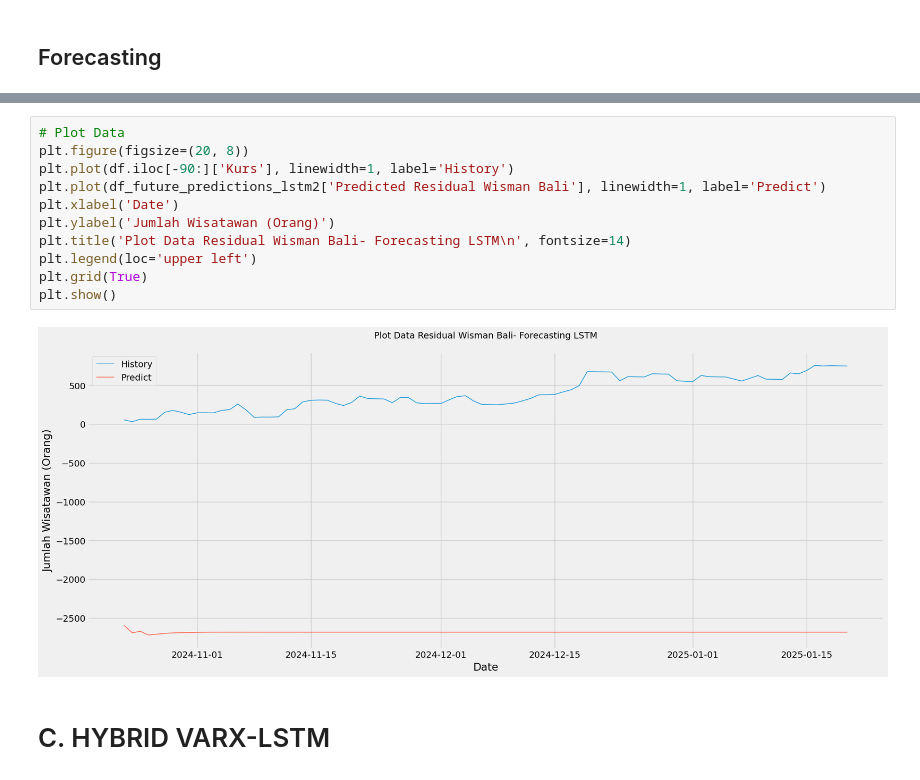
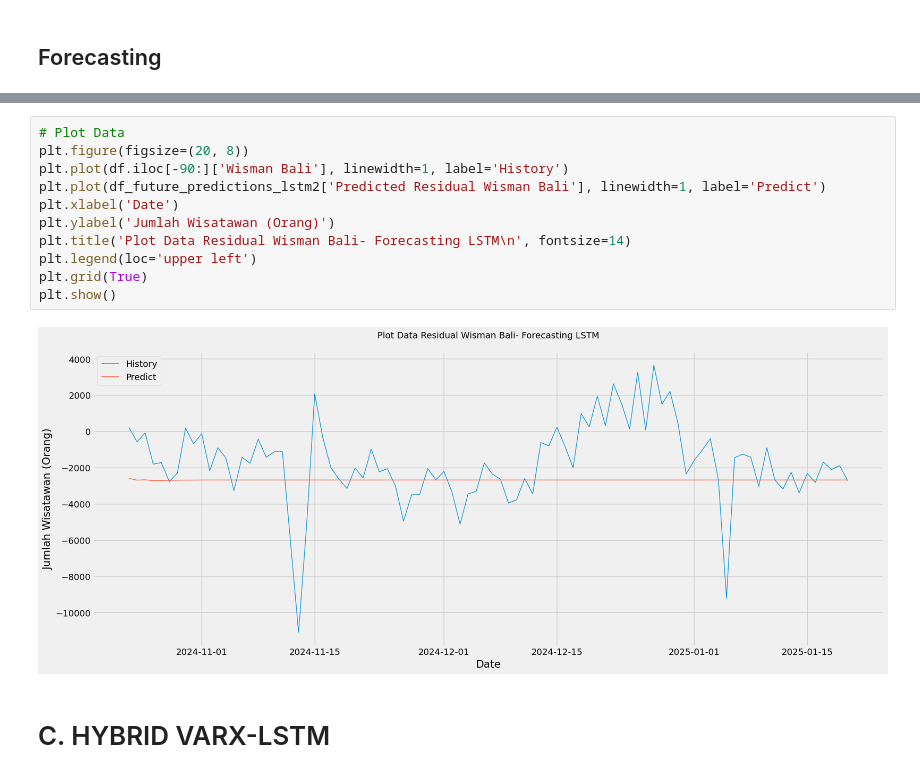
Before and after one commit to gladysadyaz/RAYA73, a Jupyter notebook: 10_Hybrid_LSTM__Wisman.ipynb, the cells around one changed output, grey strips where cells are left out. Saved outputs shown, nothing was run; the diff lists cells and outputs as text.

```diff
--- a/10_Hybrid_LSTM__Wisman.ipynb
+++ b/10_Hybrid_LSTM__Wisman.ipynb
@@ -422,16 +422,16 @@ df_future_predictions_lstm2
 # %%
 # Plot Data
 plt.figure(figsize=(20, 8))
-plt.plot(df.iloc[-90:]['Kurs'], linewidth=1, label='History')
+plt.plot(df.iloc[-90:]['Wisman Bali'], linewidth=1, label='History')
 plt.plot(df_future_predictions_lstm2['Predicted Residual Wisman Bali'], linewidth=1, label='Predict')
 plt.xlabel('Date')
 plt.ylabel('Jumlah Wisatawan (Orang)')
 plt.title('Plot Data Residual Wisman Bali- Forecasting LSTM\n', fontsize=14)
 plt.legend(loc='upper left')
 plt.grid(True)
 plt.show()
 # %% [output]
-[figure, old version]
+[figure, new version]
 # %% [markdown]
 # C. HYBRID VARX-LSTM
 # %% [markdown]
```
Also changed, not shown: parts of 9 cells of this notebook.
